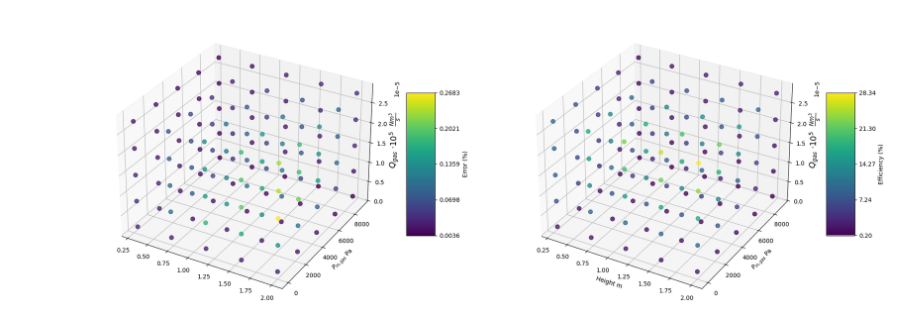
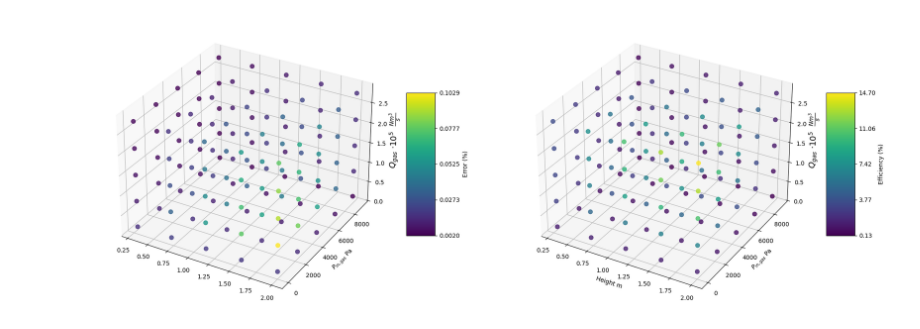
Before and after one commit to gabriele-ferrero/TRIOMA_Verification, a Jupyter notebook: GLC_Verification/GLC_ms.ipynb, the cells around one changed output. Drawn from its saved outputs; the diff is of its cells as text; code cells hidden in the pictures.

```diff
--- a/GLC_Verification/GLC_ms.ipynb
+++ b/GLC_Verification/GLC_ms.ipynb
@@ -23,7 +23,7 @@ for p_in_g in p_in_g_v:
         FLiBe=Fluid(Solubility=7.9E-2*np.exp(-35E3/R_const/T),MS=True )
         c_in=p_in*FLiBe.Solubility
         Melodie=GLC(H=Z,R=R,c_in=p_in*FLiBe.Solubility,fluid=FLiBe,GLC_gas=SweepGas,T=T,G_L=Q_l)
-        Melodie.kla=3E-2
+        Melodie.kla=1E-2
         height_v=[]
         err_v=[]
         Z_v=np.linspace(0.3,2,5)
@@ -75,9 +132,4 @@ Messages:
 # %%
-import matplotlib.pyplot as plt
-import numpy as np
-from matplotlib import cm
-scatter_mat[:,3]=scatter_mat[:,3]*100
-scatter_mat[:,4]=scatter_mat[:,4]*100
 
 # Normalize the colors based on the values in scatter_mat[:, 3] and scatter_mat[:, 4]
 cmap = cm.get_cmap('viridis')
@@ -91,33 +143,33 @@ colors1 = np.array([
 colors2 = np.array([
     cmap(norm2(value))  # Normalize based on scatter_mat[:, 4]
     for value in abs(scatter_mat[:, 4])
 ])
 
 # Create a figure with two subplots
 fig, (ax1, ax2) = plt.subplots(1, 2, figsize=(20, 7), subplot_kw={'projection': '3d'})
 
 # First subplot
-sc1 = ax1.scatter(scatter_mat[:, 0], scatter_mat[:, 1], scatter_mat[:, 2], c=colors1, s=50, alpha=0.8)
+sc1 = ax1.scatter(scatter_mat[:, 0], scatter_mat[:, 1], scatter_mat[:, 2]*1E5, c=colors1, s=50, alpha=0.8)
 cbar1 = plt.colorbar(cm.ScalarMappable(norm=norm1, cmap=cmap), ax=ax1, shrink=0.5, aspect=5)
 cbar1.set_label('Error (%)')
 # Set ticks in colorbar according to scatter_mat[:, 3]
 cbar1.set_ticks(np.linspace(abs(scatter_mat[:, 3]).min(), abs(scatter_mat[:, 3]).max(), num=5))
 
 # Second subplot
-sc2 = ax2.scatter(scatter_mat[:, 0], scatter_mat[:, 1], scatter_mat[:, 2], c=colors2, s=50, alpha=0.8)
+sc2 = ax2.scatter(scatter_mat[:, 0], scatter_mat[:, 1], scatter_mat[:, 2]*1E5, c=colors2, s=50, alpha=0.8)
 cbar2 = plt.colorbar(cm.ScalarMappable(norm=norm2, cmap=cmap), ax=ax2, shrink=0.5, aspect=5)
 cbar2.set_label('Efficiency (%)')
 # Set ticks in colorbar according to scatter_mat[:, 4]
 cbar2.set_ticks(np.linspace(abs(scatter_mat[:, 4]).min(), abs(scatter_mat[:, 4]).max(), num=5))
 
 #ax1.set_xlabel(r'Height m ')
 ax1.set_ylabel(r'$P_{in,gas}$ Pa')
 ax1.set_zlabel(r'$Q_{gas}$ $\cdot 10^5$  $\frac{Nm^3}{s}$',fontsize=14)
 ax2.set_xlabel(r'Height m ')
 ax2.set_ylabel(r'$P_{in,gas}$ Pa')
 ax2.set_zlabel(r'$Q_{gas}$ $\cdot 10^5$  $\frac{Nm^3}{s}$',fontsize=14)
 plt.tight_layout()
 plt.savefig('ms_GLC_verification.png', dpi=300)
 plt.show()
 # %% [output]
-[figure, old version]
+[figure, new version]
```
Also changed, not shown: parts of 3 cells of this notebook, 1 other file.
